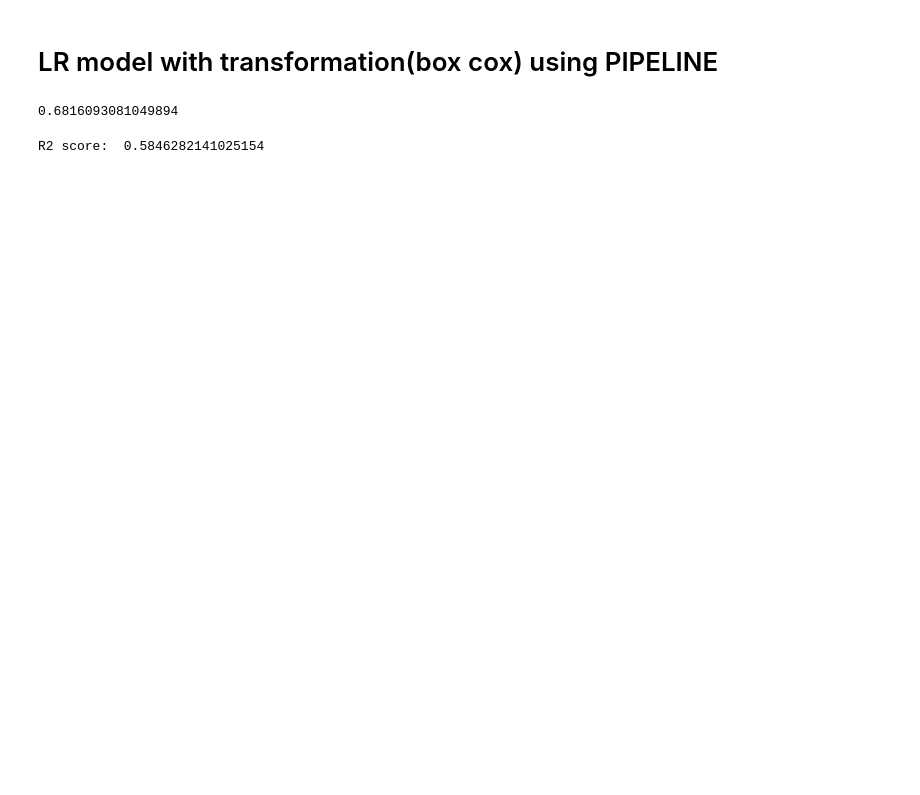
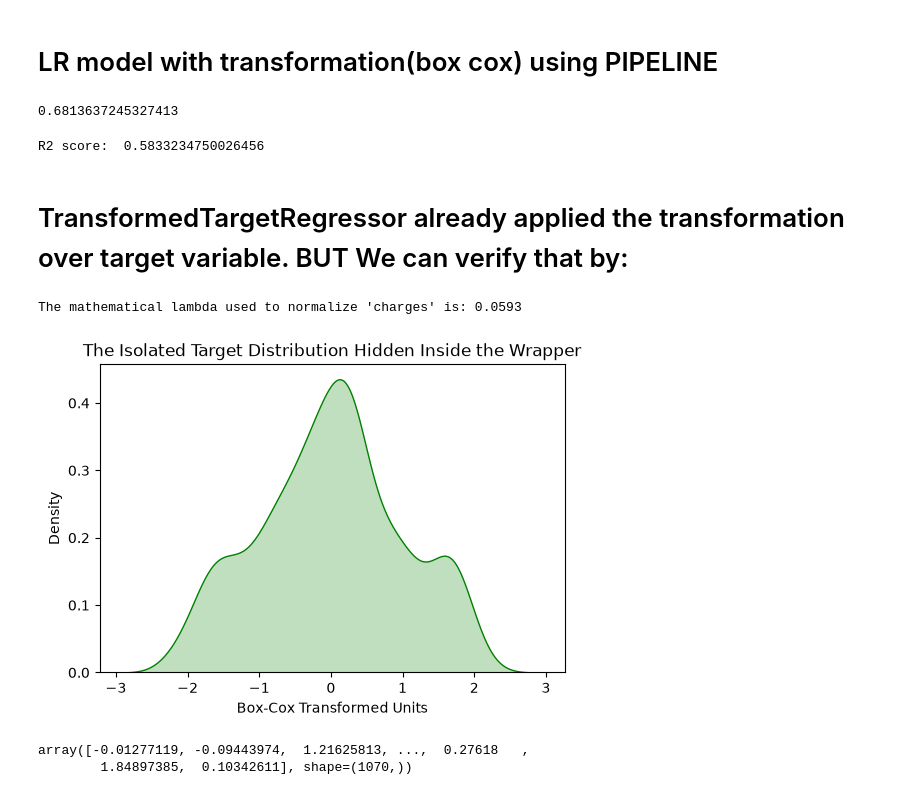
Before and after one commit to renovamen1/feature-engineering, a Jupyter notebook: mathematical transformations/power transformers.ipynb, the cells around one changed output. Drawn from its saved outputs; the diff is of its cells as text; code cells hidden in the pictures; blank space fills up the shorter version.

Commit message:
added plots to visualize the power transformation  of  target variable in TransformedTargetRegressor

```diff
--- a/mathematical transformations/power transformers.ipynb
+++ b/mathematical transformations/power transformers.ipynb
@@ -221,7 +221,7 @@ r2_score(y_test,tfr.inverse_transform(y_pred_transformed.reshape(-1,1)))
 # %%
 from sklearn.pipeline import Pipeline
 ct = ColumnTransformer([
-    ('transform',PowerTransformer(method='box-cox'),['age','bmi']),
+    ('transform',PowerTransformer(method='box-cox'),['age']),
     ('encoder',OneHotEncoder(drop='first',sparse_output=False),['sex','smoker','region'])
 ],remainder='passthrough',verbose_feature_names_out=False)
 ct.set_output(transform='pandas')
@@ -246,9 +246,36 @@ y_pred = final_model.predict(X_test)
 r2_score(y_test,y_pred)
 # final_model.regressor_
 # %% [output]
-0.6816093081049894
+0.6813637245327413
-# %%
-# cross validating again.
-print("R2 score: ",np.mean(cross_val_score(final_model,X_train,y_train,cv=10)))
-# %% [output]
-R2 score:  0.5846282141025154
+# %%
+# cross validating again.
+print("R2 score: ",np.mean(cross_val_score(final_model,X_train,y_train,cv=10,scoring='r2')))
+# %% [output]
+R2 score:  0.5833234750026456
+# %% [markdown]
+# TransformedTargetRegressor already applied the transformation over target variable. BUT We can verify that by:
+# %%
+# Extracting the calculated lambda parameter for the target variable
+target_lambda = final_model.transformer_.lambdas_[0]
+print(f"The mathematical lambda used to normalize 'charges' is: {target_lambda:.4f}")
+# %% [output]
+The mathematical lambda used to normalize 'charges' is: 0.0593
+# %%
+# Manually accessing the internal transformer to see what the model saw
+internal_transformed_y = final_model.transformer_.transform(
+    y_train.values.reshape(-1, 1)
+)
+
+# Plot the hidden normalized curve
+plt.figure(figsize=(6, 4))
+sns.kdeplot(internal_transformed_y.ravel(), fill=True, color="green")
+plt.title("The Isolated Target Distribution Hidden Inside the Wrapper")
+plt.xlabel("Box-Cox Transformed Units")
+plt.show()
+# %% [output]
+[figure, added]
+# %%
+final_model.transformer_.transform( y_train.values.reshape(-1, 1)).ravel()
+# %% [output]
+array([-0.01277119, -0.09443974,  1.21625813, ...,  0.27618   ,
+        1.84897385,  0.10342611], shape=(1070,))
```
Also changed, not shown: parts of 4 cells of this notebook.
